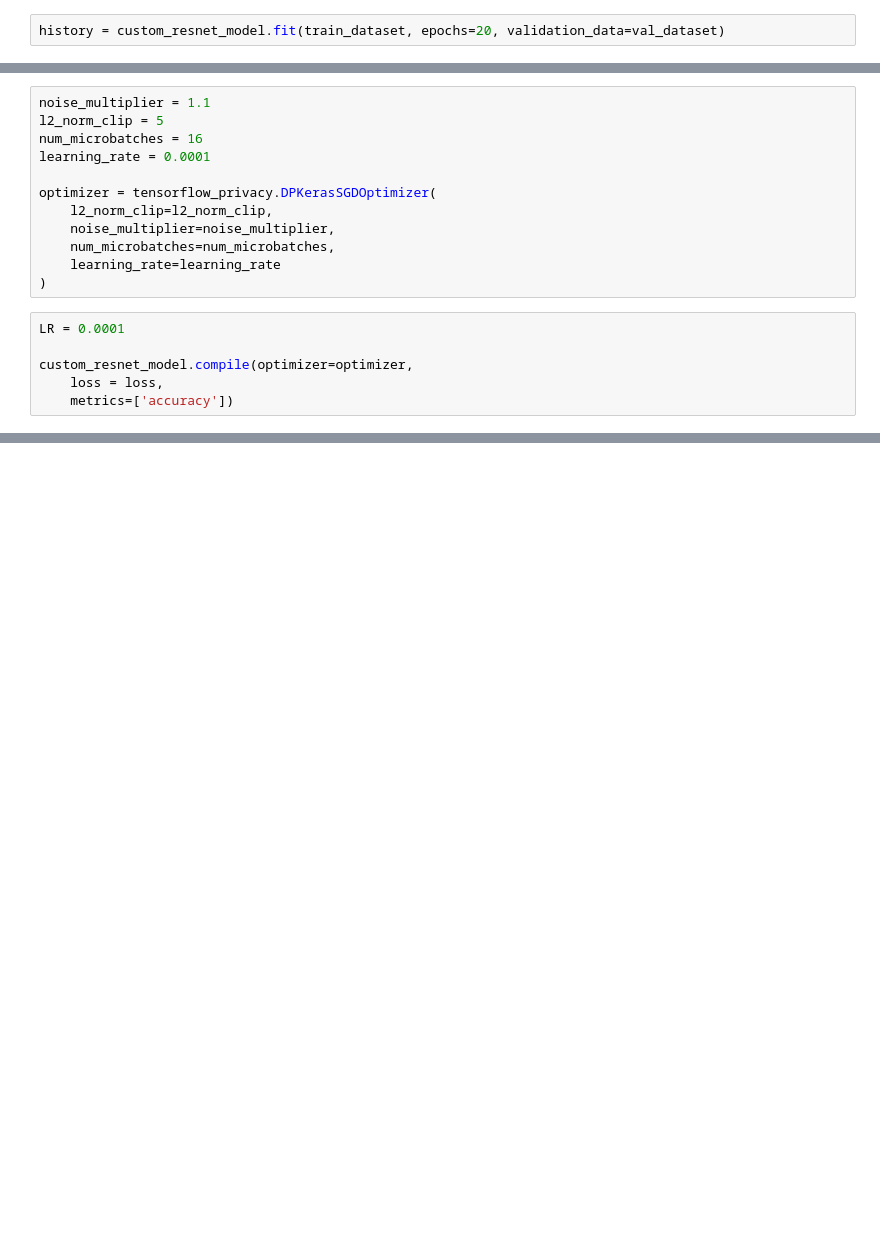
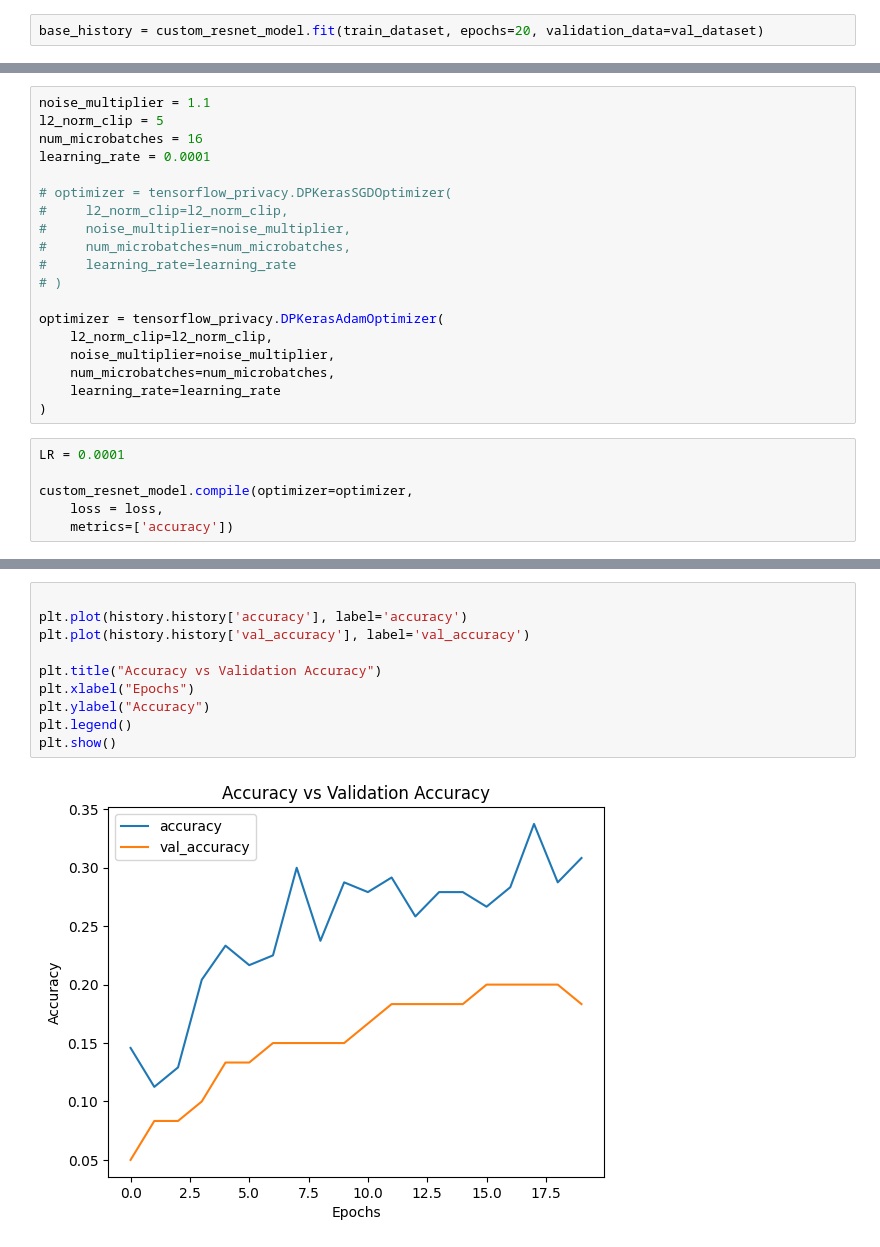
Before and after one commit to JMoran1/AIGroup, a Jupyter notebook: transfer_learning_model.ipynb, the cells around one changed output, grey strips where cells are left out. Saved outputs shown, nothing was run; the diff lists cells and outputs as text; blank space fills up the shorter version.

Commit message:
Added graphs

```diff
--- a/transfer_learning_model.ipynb
+++ b/transfer_learning_model.ipynb
@@ -54,6 +54,6 @@ custom_resnet_model.compile(optimizer=tf.keras.optimizers.Adam(learning_rate=LR)
     loss = keras.losses.SparseCategoricalCrossentropy(from_logits=True),
     metrics=['accuracy'])
 # %%
-history = custom_resnet_model.fit(train_dataset, epochs=20, validation_data=val_dataset)
+base_history = custom_resnet_model.fit(train_dataset, epochs=20, validation_data=val_dataset)
 # %% [output]
 Epoch 1/20
@@ -108,7 +101,14 @@ l2_norm_clip = 5
 num_microbatches = 16
 learning_rate = 0.0001
 
-optimizer = tensorflow_privacy.DPKerasSGDOptimizer(
+# optimizer = tensorflow_privacy.DPKerasSGDOptimizer(
+#     l2_norm_clip=l2_norm_clip,
+#     noise_multiplier=noise_multiplier,
+#     num_microbatches=num_microbatches,
+#     learning_rate=learning_rate
+# )
+
+optimizer = tensorflow_privacy.DPKerasAdamOptimizer(
     l2_norm_clip=l2_norm_clip,
     noise_multiplier=noise_multiplier,
     num_microbatches=num_microbatches,
@@ -155,0 +156,12 @@ Epoch 20/20
+# %%
+
+plt.plot(history.history['accuracy'], label='accuracy')
+plt.plot(history.history['val_accuracy'], label='val_accuracy')
+
+plt.title("Accuracy vs Validation Accuracy")
+plt.xlabel("Epochs")
+plt.ylabel("Accuracy")
+plt.legend()
+plt.show()
+# %% [output]
+[figure, added]
```
Also changed, not shown: parts of 3 cells of this notebook.
